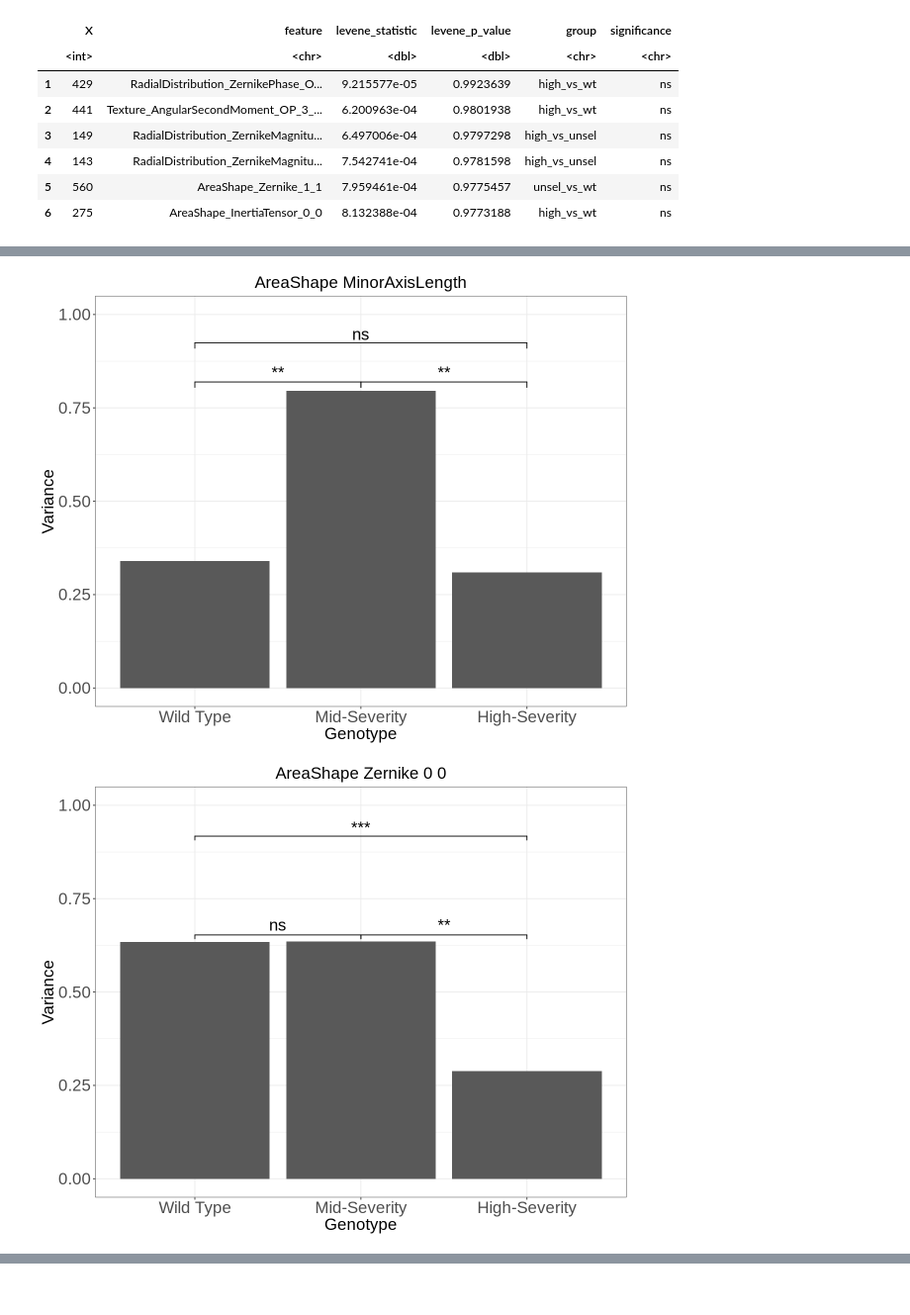
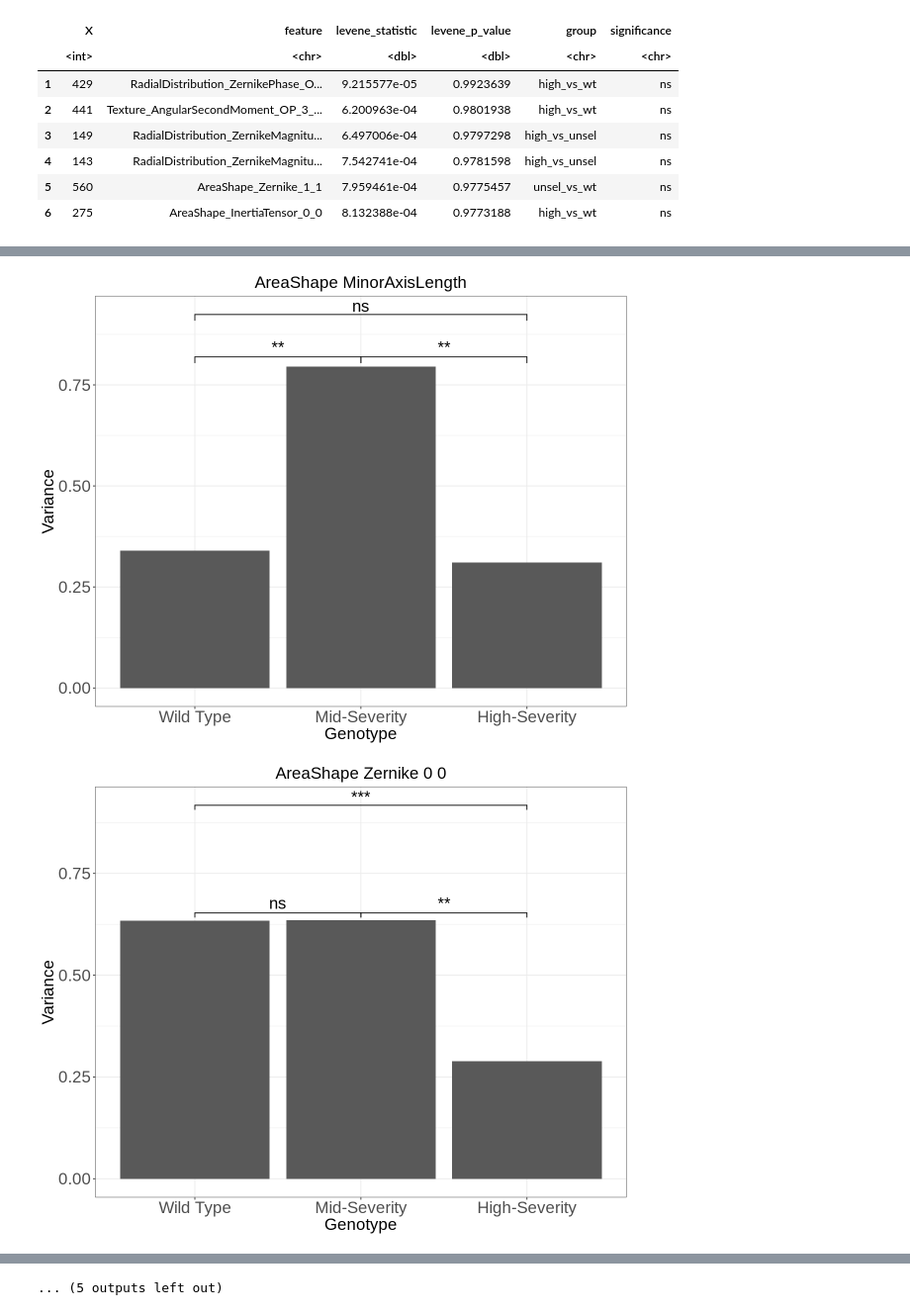
Before and after one commit to MikeLippincott/Nichols_Lab_Collaboration, a Jupyter notebook: 6.analyze_features/notebooks/4.variance_analysis_viz.ipynb, the cells around one changed output, grey strips where cells are left out. Shown at 99% size. Saved outputs shown, nothing was run; the diff lists cells and outputs as text; code cells hidden in the pictures.

Commit message:
update plots

```diff
--- a/6.analyze_features/notebooks/4.variance_analysis_viz.ipynb
+++ b/6.analyze_features/notebooks/4.variance_analysis_viz.ipynb
@@ -78,6 +78,17 @@ data_df$Metadata_genotype <- factor(
     levels = c("Wild Type", "Mid-Severity", "High-Severity")
 )
 head(data_df)
+# add features to the features list
+features <- c(
+    features,
+    'AreaShape_HuMoment_0',
+    'AreaShape_HuMoment_1',
+    'AreaShape_HuMoment_2',
+    'AreaShape_HuMoment_3',
+    'AreaShape_HuMoment_4',
+    'AreaShape_HuMoment_5',
+    'AreaShape_HuMoment_6'
+)
 # %% [output]
  [1] "AreaShape_ConvexArea"           "AreaShape_MinFeretDiameter"
  [3] "AreaShape_MinorAxisLength"      "AreaShape_Zernike_0_0"
@@ -130,7 +141,7 @@ for (i in 1:length(features)){
         + labs(title = title, x = "Genotype", y = "Variance", fill = "Genotype")
         + theme_bw()
         + figure_theme
-        + ylim(0,1)
+        # + ylim(0,1)
         # add significance bars
         + geom_signif(
             comparisons = list(c("High-Severity","Mid-Severity")),
@@ -211,4 +222,11 @@ list_of_genotype_side_identity_anova_plots_split_by_genotype[[7]]
 list_of_genotype_side_identity_anova_plots_split_by_genotype[[8]]
 list_of_genotype_side_identity_anova_plots_split_by_genotype[[9]]
 list_of_genotype_side_identity_anova_plots_split_by_genotype[[10]]
+list_of_genotype_side_identity_anova_plots_split_by_genotype[[11]]
+list_of_genotype_side_identity_anova_plots_split_by_genotype[[12]]
+list_of_genotype_side_identity_anova_plots_split_by_genotype[[13]]
+list_of_genotype_side_identity_anova_plots_split_by_genotype[[14]]
+list_of_genotype_side_identity_anova_plots_split_by_genotype[[15]]
+list_of_genotype_side_identity_anova_plots_split_by_genotype[[16]]
+list_of_genotype_side_identity_anova_plots_split_by_genotype[[17]]
 # %% [output]
@@ -217,2 +235,2 @@ list_of_genotype_side_identity_anova_plots_split_by_genotype[[10]]
-[figure, old version]
+[figure, new version]
-[figure, old version]
+[figure, new version]
@@ -224,0 +245 @@ list_of_genotype_side_identity_anova_plots_split_by_genotype[[10]]
+... (5 outputs left out)
```
Also changed, not shown: parts of 2 cells of this notebook, 42 other files.
